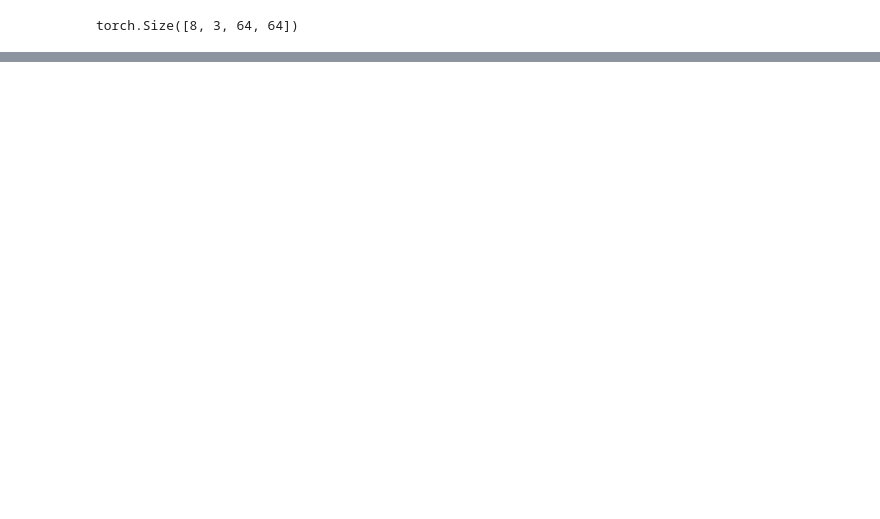
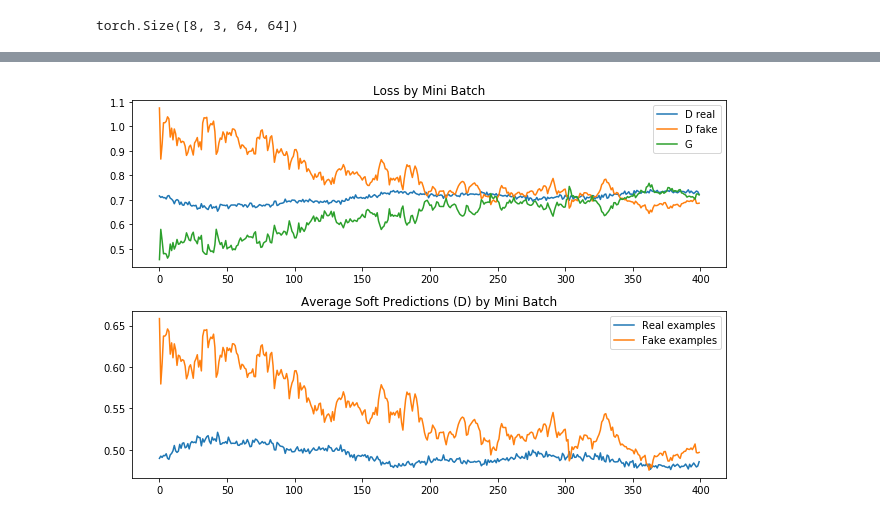
Before and after one commit to hdmamin/GAN-architectures, a Jupyter notebook: dcgan.ipynb, the cells around one changed output, grey strips where cells are left out. Cells and saved outputs as stored; diff of their text form; code cells hidden in the pictures; blank space fills up the shorter version.

```diff
--- a/dcgan.ipynb
+++ b/dcgan.ipynb
@@ -207,0 +264,18 @@ G loss: 0.3384
+# %%
+def plot_output(output):
+    """Plot losses and average predictions by mini batch."""
+    # Plot losses by epoch.
+    fig, ax = plt.subplots(2, 1, figsize=(9, 6))
+    ax[0].plot(output['d_real_losses'], label='D real')
+    ax[0].plot(output['d_fake_losses'], label='D fake')
+    ax[0].plot(output['g_losses'], label='G')
+    ax[0].set_title('Loss by Mini Batch')
+    ax[0].legend()
+
+    # Plot soft prediction average by epoch.
+    ax[1].plot(output['d_real_avg'], label='Real examples')
+    ax[1].plot(output['d_fake_avg'], label='Fake examples')
+    ax[1].set_title('Average Soft Predictions (D) by Mini Batch')
+    plt.tight_layout()
+    plt.legend()
+    plt.show()
@@ -207,0 +320,4 @@ G loss: 0.3384
+# %%
+plot_output(output)
+# %% [output]
+[figure, added]
```
Also changed, not shown: parts of 17 cells of this notebook.
